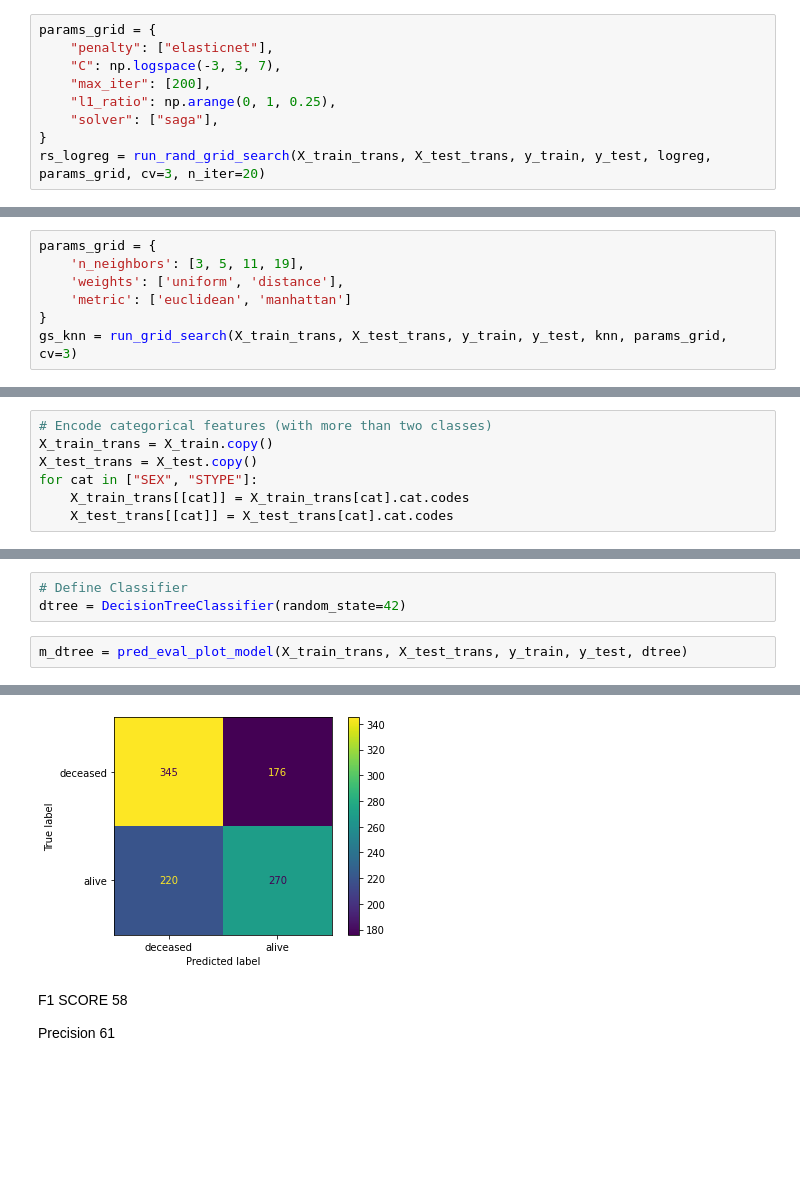
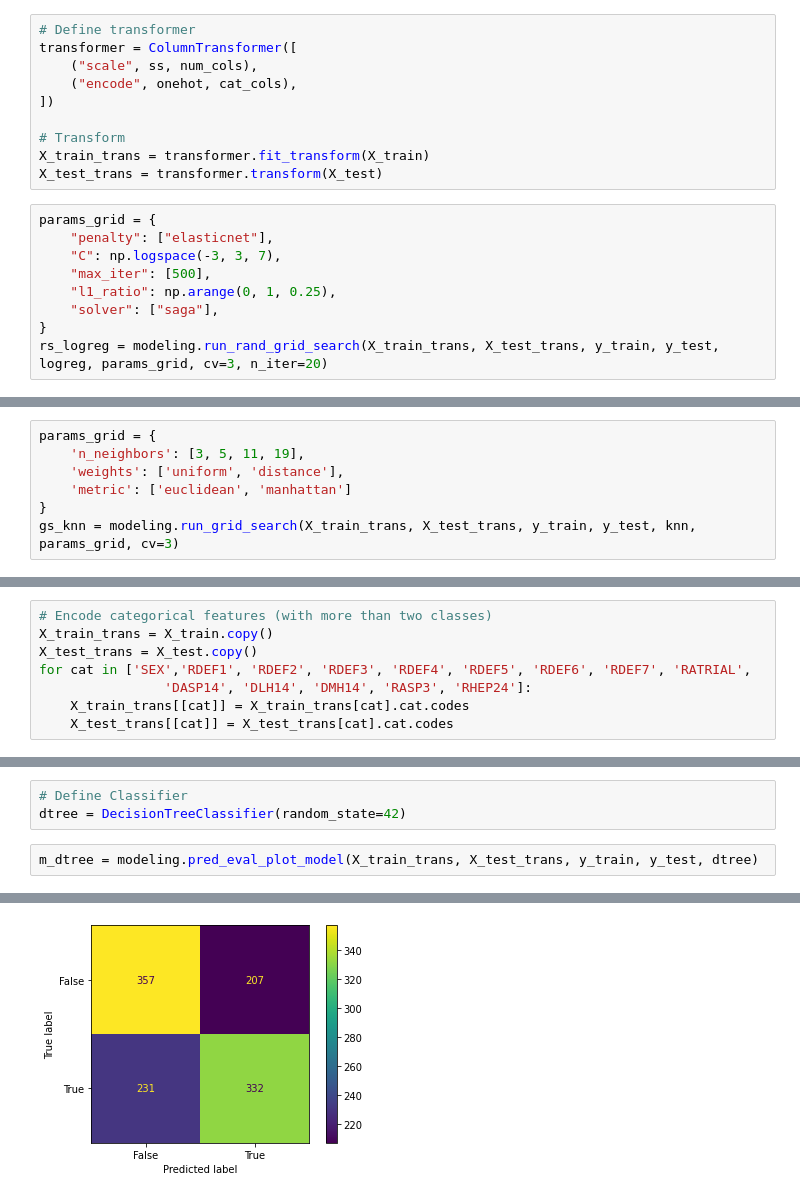
Before and after one commit to EnHaHB/Capstone, a Jupyter notebook: 04_capstone_model_14.ipynb, the cells around one changed output, grey strips where cells are left out. Drawn from its saved outputs; the diff is of its cells as text; blank space fills up the shorter version.

```diff
--- a/04_capstone_model_14.ipynb
+++ b/04_capstone_model_14.ipynb
@@ -305,10 +364,20 @@ Overall, there is no difference between using the Standard Scaler and the MinMax
+# %%
+# Define transformer
+transformer = ColumnTransformer([
+    ("scale", ss, num_cols),
+    ("encode", onehot, cat_cols),
+])
+
+# Transform
+X_train_trans = transformer.fit_transform(X_train)
+X_test_trans = transformer.transform(X_test)
 # %%
 params_grid = {
     "penalty": ["elasticnet"],
     "C": np.logspace(-3, 3, 7),
-    "max_iter": [200],
+    "max_iter": [500],
     "l1_ratio": np.arange(0, 1, 0.25),
     "solver": ["saga"],
 }
-rs_logreg = run_rand_grid_search(X_train_trans, X_test_trans, y_train, y_test, logreg, params_grid, cv=3, n_iter=20)
+rs_logreg = modeling.run_rand_grid_search(X_train_trans, X_test_trans, y_train, y_test, logreg, params_grid, cv=3, n_iter=20)
 # %% [output]
@@ -373,6 +466,6 @@ params_grid = {
     'weights': ['uniform', 'distance'],
     'metric': ['euclidean', 'manhattan']
 }
-gs_knn = run_grid_search(X_train_trans, X_test_trans, y_train, y_test, knn, params_grid, cv=3)
+gs_knn = modeling.run_grid_search(X_train_trans, X_test_trans, y_train, y_test, knn, params_grid, cv=3)
 # %% [output]
 Fitting 3 folds for each of 16 candidates, totalling 48 fits
@@ -407,7 +498,8 @@ For Decision Trees numerical data doesn't need to be scaled. Categorical data ne
 # Encode categorical features (with more than two classes)
 X_train_trans = X_train.copy()
 X_test_trans = X_test.copy()
-for cat in ["SEX", "STYPE"]:
+for cat in ['SEX','RDEF1', 'RDEF2', 'RDEF3', 'RDEF4', 'RDEF5', 'RDEF6', 'RDEF7', 'RATRIAL',
+                'DASP14', 'DLH14', 'DMH14', 'RASP3', 'RHEP24']:
     X_train_trans[[cat]] = X_train_trans[cat].cat.codes
     X_test_trans[[cat]] = X_test_trans[cat].cat.codes
 # %% [markdown]
@@ -416,7 +508,7 @@ for cat in ["SEX", "STYPE"]:
 # Define Classifier
 dtree = DecisionTreeClassifier(random_state=42)
 # %%
-m_dtree = pred_eval_plot_model(X_train_trans, X_test_trans, y_train, y_test, dtree)
+m_dtree = modeling.pred_eval_plot_model(X_train_trans, X_test_trans, y_train, y_test, dtree)
 # %% [output]
 --- MODEL PARAMETERS ----------
 {
@@ -438,5 +530 @@ m_dtree = pred_eval_plot_model(X_train_trans, X_test_trans, y_train, y_test, dtr
-[figure, old version]
+[figure, new version]
-# %% [markdown]
-F1 SCORE 58
-
-Precision 61
```
Also changed, not shown: parts of 38 cells of this notebook, 3 other files.
